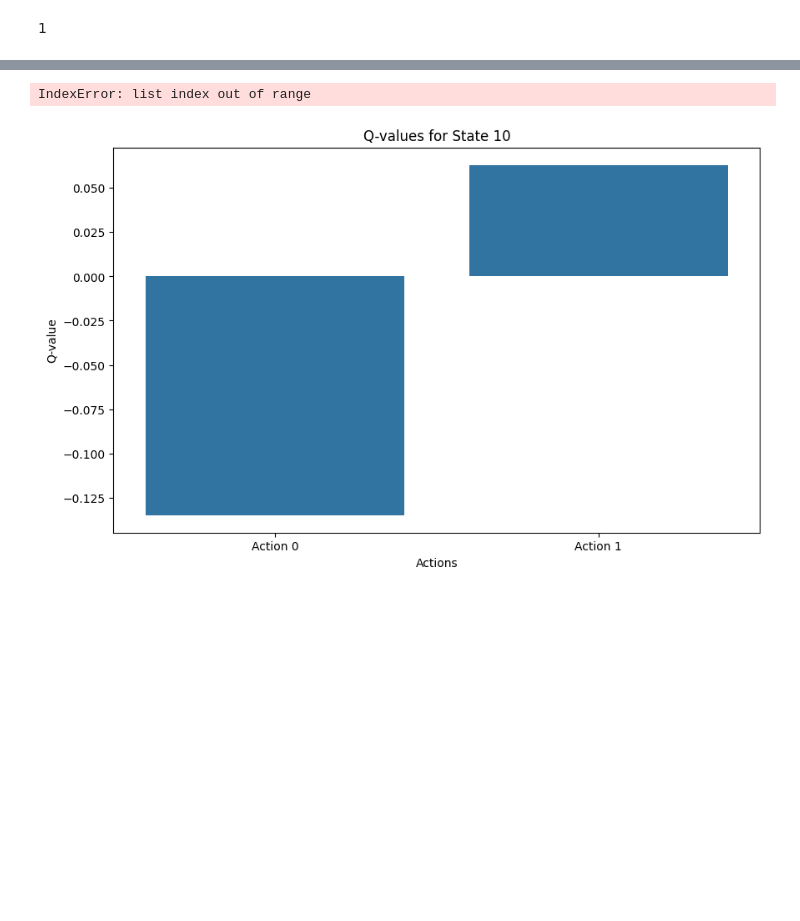
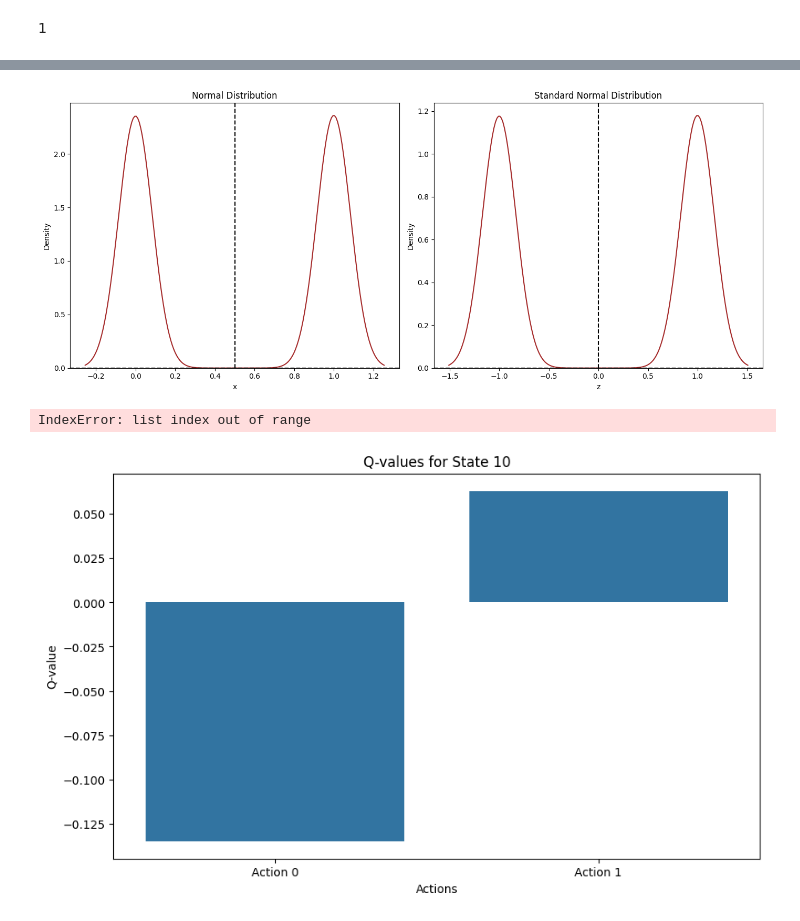
Before and after one commit to royhankamil/Machine-Learning-Project, a Jupyter notebook: external_task_project/cloud/_/metrics_with_output_DQN.ipynb, the cells around one changed output, grey strips where cells are left out. Drawn from its saved outputs; the diff is of its cells as text; code cells hidden in the pictures; blank space fills up the shorter version.

```diff
--- a/external_task_project/cloud/_/metrics_with_output_DQN.ipynb
+++ b/external_task_project/cloud/_/metrics_with_output_DQN.ipynb
@@ -587,3 +657,28 @@ plt.show()
+# %%
+# Buat subplot untuk distribusi Normal dan Standard Normal
+fig, ax = plt.subplots(1, 2, figsize=(14, 6))
+
+# Distribusi Normal
+sns.kdeplot(comparison_df['Predicted_Status'], ax=ax[0], color='brown')
+ax[0].set_title('Normal Distribution')
+ax[0].axvline(np.mean(comparison_df['Predicted_Status']), linestyle='--', color='black')
+ax[0].axhline(0, linestyle='--', color='black')
+ax[0].set_xlabel('x')
+ax[0].set_ylabel('Density')
+
+# Distribusi Normal Standar
+standard_probs = (comparison_df['Predicted_Status'] - np.mean(comparison_df['Predicted_Status'])) / np.std(comparison_df['Predicted_Status'])
+sns.kdeplot(standard_probs, ax=ax[1], color='brown')
+ax[1].set_title('Standard Normal Distribution')
+ax[1].axvline(0, linestyle='--', color='black')
+ax[1].axhline(0, linestyle='--', color='black')
+ax[1].set_xlabel('z')
+ax[1].set_ylabel('Density')
+
+plt.tight_layout()
+plt.show()
+# %% [output]
+[figure, added]
 # %%
 # Menampilkan heatmap dari tabel Q
 import seaborn as sns
```
Also changed, not shown: parts of 13 cells of this notebook, 1 other file.
